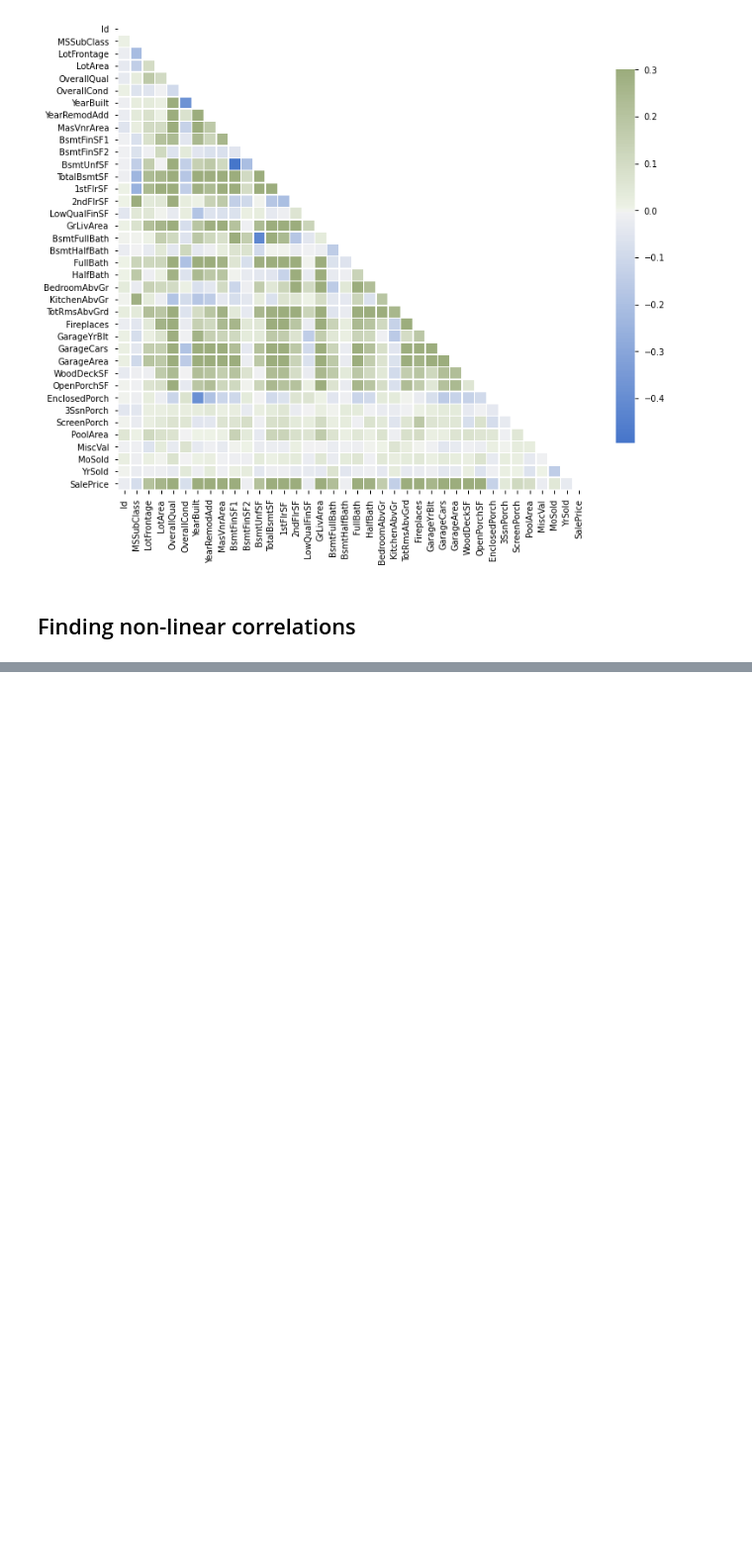
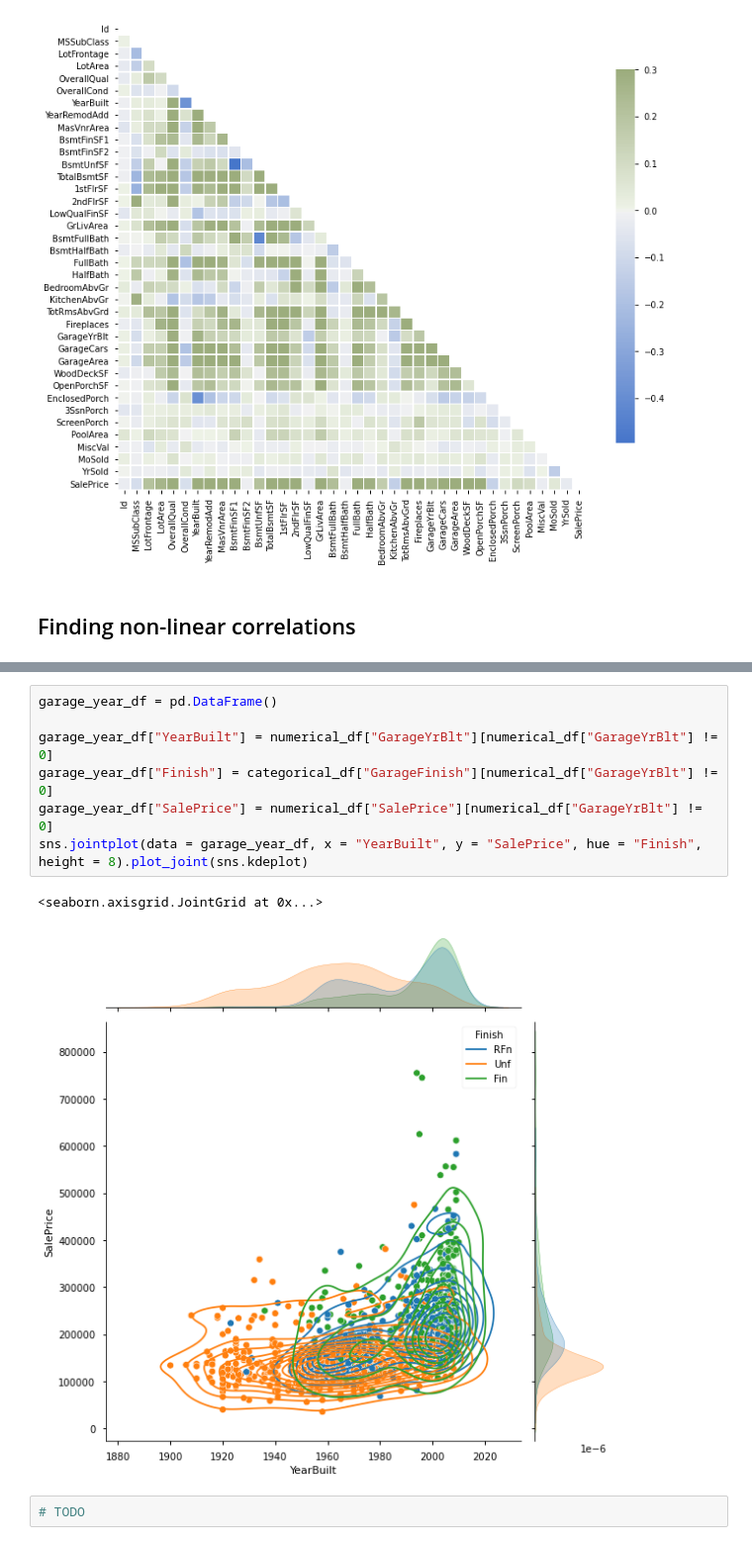
Before and after one commit to Armenian-Data-Science-Community/house-price-prediction, a Jupyter notebook: movsisyan/movsisyan.ipynb, the cells around one changed output, grey strips where cells are left out. Shown at 99% size. Cells and saved outputs as stored; diff of their text form; blank space fills up the shorter version.

```diff
--- a/movsisyan/movsisyan.ipynb
+++ b/movsisyan/movsisyan.ipynb
@@ -251,0 +248,12 @@ KeyError: "None of [Float64Index([   1.0,    2.0,    3.0,    4.0,    5.0,    6.0
+# %%
+garage_year_df = pd.DataFrame()
+
+garage_year_df["YearBuilt"] = numerical_df["GarageYrBlt"][numerical_df["GarageYrBlt"] != 0]
+garage_year_df["Finish"] = categorical_df["GarageFinish"][numerical_df["GarageYrBlt"] != 0]
+garage_year_df["SalePrice"] = numerical_df["SalePrice"][numerical_df["GarageYrBlt"] != 0]
+sns.jointplot(data = garage_year_df, x = "YearBuilt", y = "SalePrice", hue = "Finish", height = 8).plot_joint(sns.kdeplot)
+# %% [output]
+<seaborn.axisgrid.JointGrid at 0x...>
+[figure, added]
+# %%
+# TODO
```
Also changed, not shown: parts of 4 cells of this notebook.
